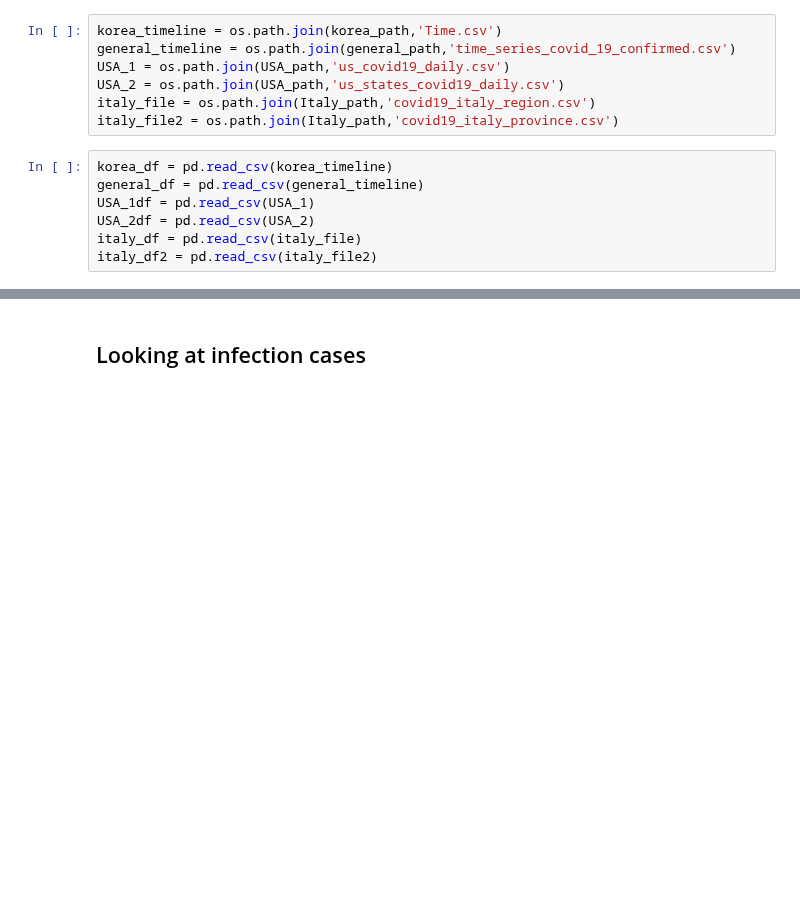
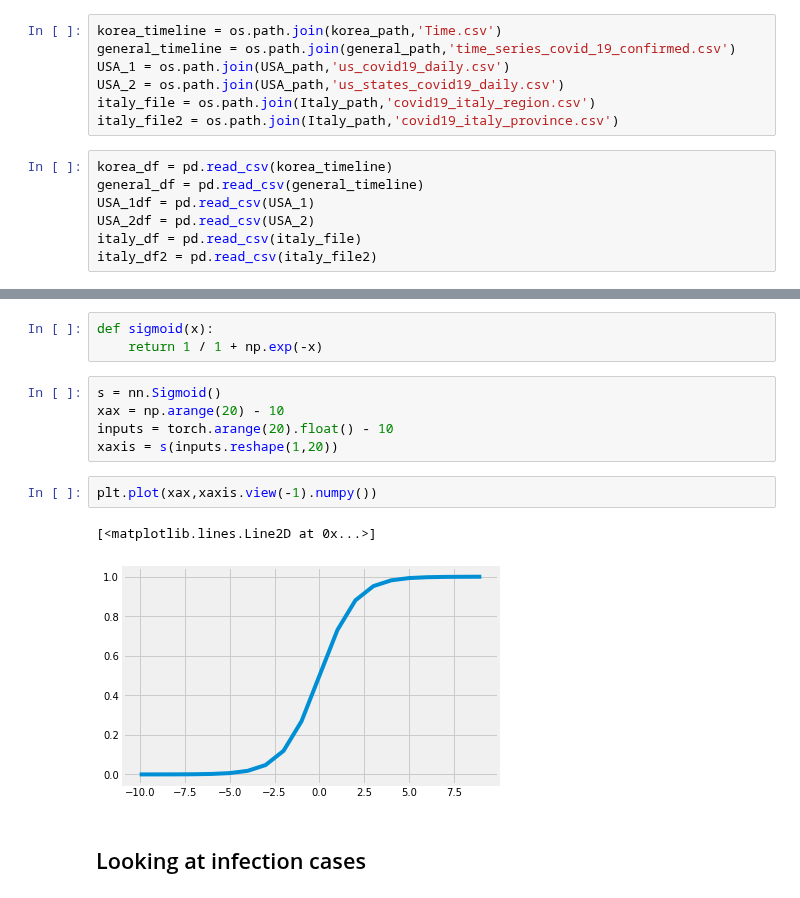
Before and after one commit to C5ipo7i/Jupyter_notebooks, a Jupyter notebook: Covid19.ipynb, the cells around one changed output, grey strips where cells are left out. Saved outputs shown, nothing was run; the diff lists cells and outputs as text; blank space fills up the shorter version.

Commit message:
feat: added S curve generator

```diff
--- a/Covid19.ipynb
+++ b/Covid19.ipynb
@@ -143,5 +147,18 @@ USA currently
 - Average of 5 days before symptoms
 - Hospital recovery time of 2.5 weeks
 - Average number of hospitalizations?
+# %%
+def sigmoid(x):
+    return 1 / 1 + np.exp(-x)
+# %%
+s = nn.Sigmoid()
+xax = np.arange(20) - 10
+inputs = torch.arange(20).float() - 10
+xaxis = s(inputs.reshape(1,20))
+# %%
+plt.plot(xax,xaxis.view(-1).numpy())
+# %% [output]
+[<matplotlib.lines.Line2D at 0x...>]
+[figure, added]
 # %% [markdown]
 ## Looking at infection cases
```
Also changed, not shown: parts of 9 cells of this notebook.
